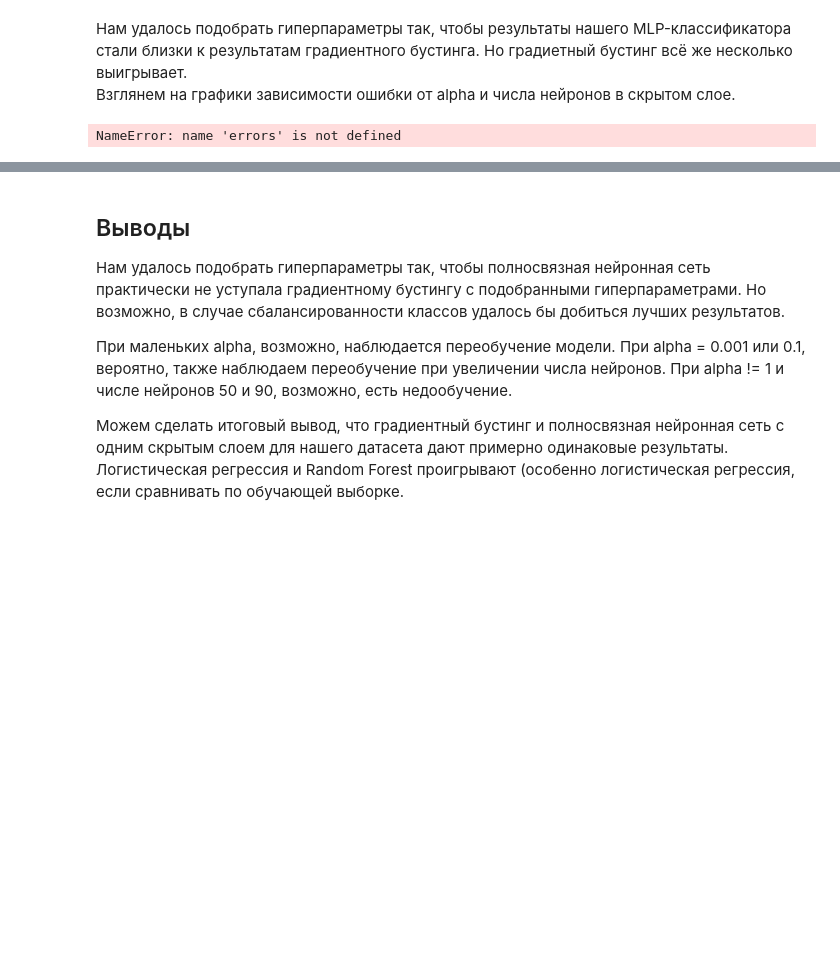
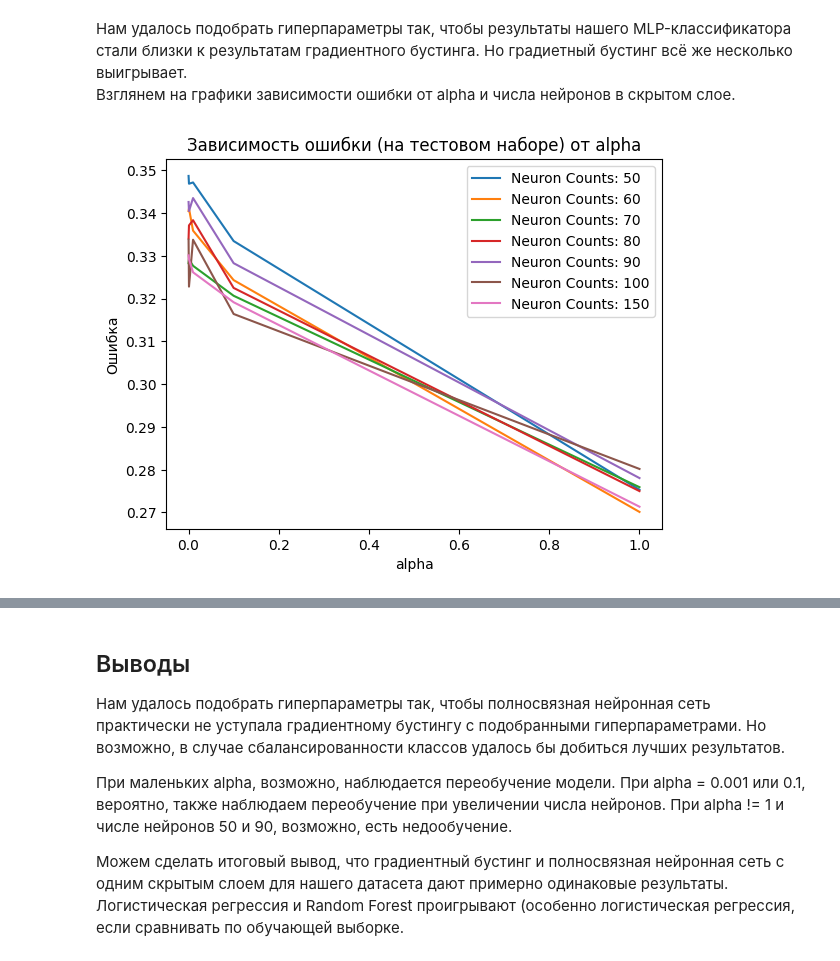
Before and after one commit to alexChurkin/MyML2023, a Jupyter notebook: Homework_6_2912.ipynb, the cells around one changed output, grey strips where cells are left out. Saved outputs shown, nothing was run; the diff lists cells and outputs as text; code cells hidden in the pictures; blank space fills up the shorter version.

```diff
--- a/Homework_6_2912.ipynb
+++ b/Homework_6_2912.ipynb
@@ -613,28 +613,29 @@ plt.show()
 # %%
 results = grid_search.cv_results_
 alphas = [param['alpha'] for param in results['params']]
 neuron_counts = [param['hidden_layer_sizes'] for param in results['params']]
 mean_test_scores = results['mean_test_score']
+errors = 1 - mean_test_scores
 
 alphas_neuron_counts_errors = list(zip(alphas, neuron_counts, errors))
 
 neuron_counts_data = {}
 for alpha, neuron_count, error in alphas_neuron_counts_errors:
     if neuron_count not in neuron_counts_data:
         neuron_counts_data[neuron_count] = {'alpha': [], 'error': []}
     neuron_counts_data[neuron_count]['alpha'].append(alpha)
     neuron_counts_data[neuron_count]['error'].append(error)
 
 for neuron_count, values in neuron_counts_data.items():
     plt.plot(values['alpha'], values['error'], label=f'Neuron Counts: {neuron_count}')
 
 plt.xlabel('alpha')
 plt.ylabel('Ошибка')
 plt.title('Зависимость ошибки (на тестовом наборе) от alpha')
 plt.legend()
 plt.show()
 # %% [output]
-NameError: name 'errors' is not defined
+[figure, added]
 # %%
 alpha_data = {}
 for alpha, neuron_count, error in alphas_neuron_counts_errors:
```
Also changed, not shown: parts of 1 cell of this notebook.
